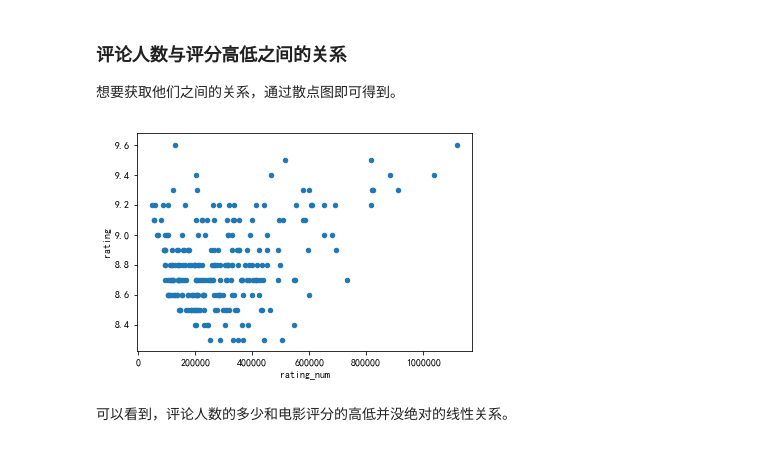
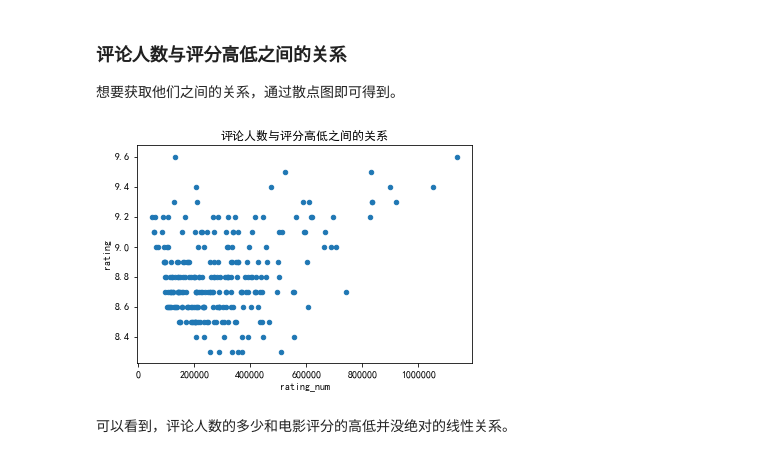
Before and after one commit to zhangyangit/pandas_practice, a Jupyter notebook: notebook/06-豆瓣电影Top250到底长什么样子呢.ipynb, the cells around one changed output. Cells and saved outputs as stored; diff of their text form; code cells hidden in the pictures.

```diff
--- a/notebook/06-豆瓣电影Top250到底长什么样子呢.ipynb
+++ b/notebook/06-豆瓣电影Top250到底长什么样子呢.ipynb
@@ -203,9 +212,9 @@ rating_num_top10.plot.barh(x="title", y="rating_num");
 
 想要获取他们之间的关系，通过散点图即可得到。
 # %%
-df.plot.scatter(x="rating_num", y="rating");
+df.plot.scatter(x="rating_num", y="rating", title="评论人数与评分高低之间的关系");
 # %% [output]
-[figure, old version]
+[figure, new version]
 # %% [markdown]
 可以看到，评论人数的多少和电影评分的高低并没绝对的线性关系。
 # %% [markdown]
```
Also changed, not shown: parts of 10 cells of this notebook, 1 other file.
